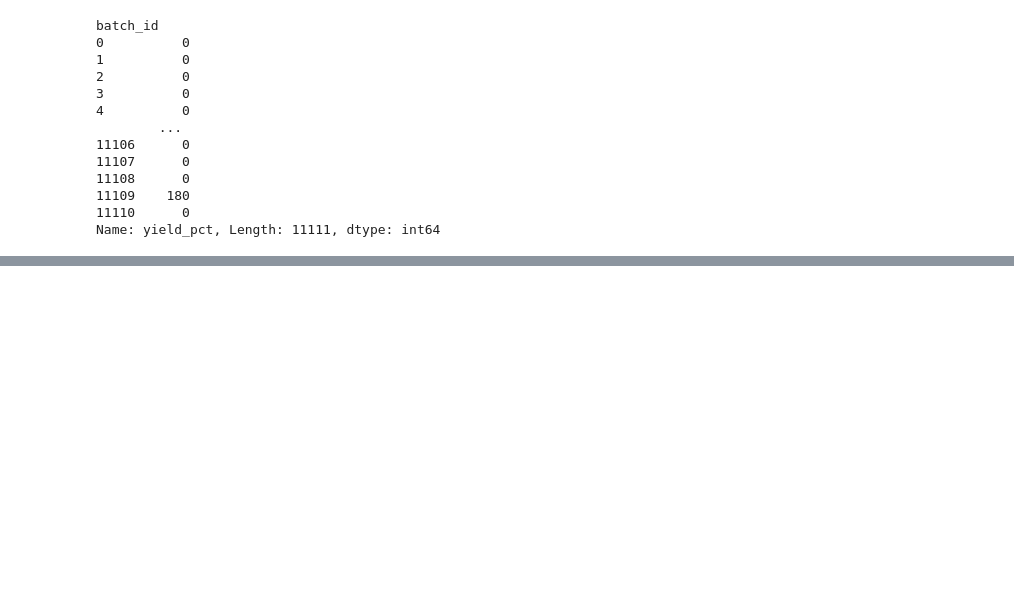
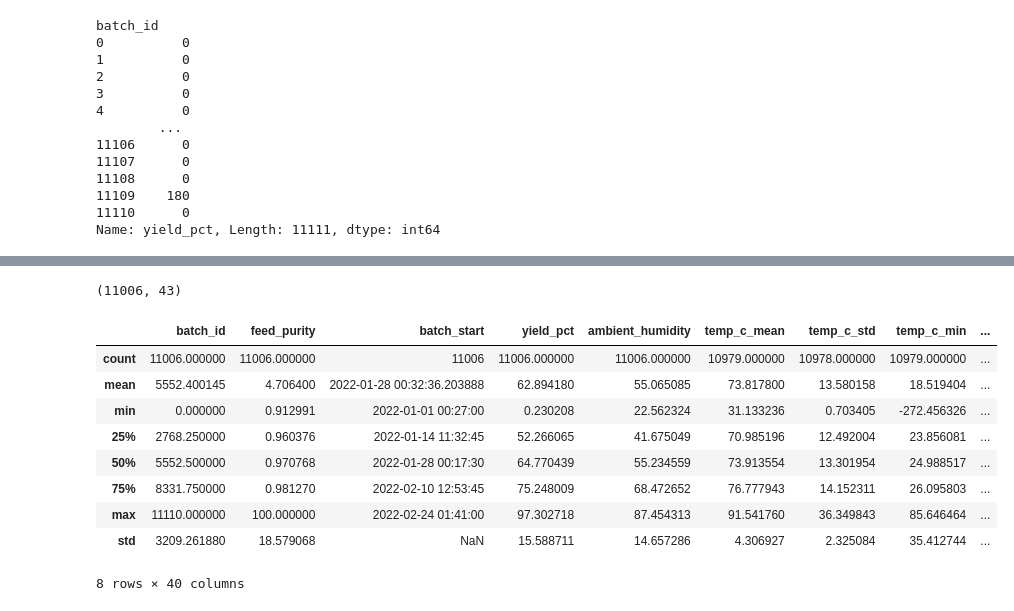
Before and after one commit to Deeja-ish/batch_reactor, a Jupyter notebook: notebooks/data_cleaning.ipynb, the cells around one changed output, grey strips where cells are left out. Saved outputs shown, nothing was run; the diff lists cells and outputs as text; code cells hidden in the pictures; blank space fills up the shorter version.

Commit message:
feat: add data cleaning pipeline, modeling notebooks, and exploratory findings report

```diff
--- a/notebooks/data_cleaning.ipynb
+++ b/notebooks/data_cleaning.ipynb
@@ -120,3 +120,6 @@ Name: yield_pct, Length: 11111, dtype: int64
 filter_data = groupby_batch[groupby_batch > 0]
 filter_data
 filter_data.to_csv("../docs/filter_data_yield_zero.csv")
+# %%
+# filter of all rows with yield
+filtered_data = cleaned_data[cleaned_data['yield_pct'] > 0].copy()
@@ -122,0 +158,39 @@ filter_data.to_csv("../docs/filter_data_yield_zero.csv")
+# %%
+def fraction_unknow(x):
+    return x.isna().mean()
+
+def get_quantille_05(x):
+    return x.quantile(0.05)
+
+def get_quantille_90(x):
+    return x.quantile(0.95)
+
+aggr_results = {
+    "reactor_id" :"first",
+    "operator_shift" : "first",
+    "feed_purity" : "first",
+    "catalyst_lot" : "first",
+    "timestamp" : "min",
+    'yield_pct' : "first",
+    "ambient_humidity" : "first"
+}
+
+sensor_result = ['temp_c', "pressure_bar", "agitator_rpm", "feed_rate", "ph"]
+for sensor in sensor_result:
+    aggr_results[sensor] = ['mean', 'std', 'min', 'max', fraction_unknow, get_quantille_05, get_quantille_90]
+
+batch_reactor = filtered_data.groupby("batch_id").agg(aggr_results)
+
+new_cols_name = []
+for col in batch_reactor.columns:
+    if col[1] in ['first']:
+        new_cols_name.append(col[0])
+    elif  col[0] == "timestamp" and col[1] == "min":
+        new_cols_name.append("batch_start")
+    else:
+        new_cols_name.append(f"{col[0]}_{col[1]}")
+
+batch_reactor.columns = new_cols_name
+batch_reactor = batch_reactor.reset_index()
+
+display(batch_reactor.head())
@@ -122,0 +205,4 @@ filter_data.to_csv("../docs/filter_data_yield_zero.csv")
+# %%
+batch_reactor.shape
+# %% [output]
+(11006, 43)
@@ -122,0 +211,13 @@ filter_data.to_csv("../docs/filter_data_yield_zero.csv")
+# %%
+batch_reactor.describe()
+# %% [output]
+|  | batch_id | feed_purity | batch_start | yield_pct | ambient_humidity | temp_c_mean | temp_c_std | temp_c_min | ... |
+| count | 11006.000000 | 11006.000000 | 11006 | 11006.000000 | 11006.000000 | 10979.000000 | 10978.000000 | 10979.000000 | ... |
+| mean | 5552.400145 | 4.706400 | 2022-01-28 00:32:36.203888 | 62.894180 | 55.065085 | 73.817800 | 13.580158 | 18.519404 | ... |
+| min | 0.000000 | 0.912991 | 2022-01-01 00:27:00 | 0.230208 | 22.562324 | 31.133236 | 0.703405 | -272.456326 | ... |
+| 25% | 2768.250000 | 0.960376 | 2022-01-14 11:32:45 | 52.266065 | 41.675049 | 70.985196 | 12.492004 | 23.856081 | ... |
+| 50% | 5552.500000 | 0.970768 | 2022-01-28 00:17:30 | 64.770439 | 55.234559 | 73.913554 | 13.301954 | 24.988517 | ... |
+| 75% | 8331.750000 | 0.981270 | 2022-02-10 12:53:45 | 75.248009 | 68.472652 | 76.777943 | 14.152311 | 26.095803 | ... |
+| max | 11110.000000 | 100.000000 | 2022-02-24 01:41:00 | 97.302718 | 87.454313 | 91.541760 | 36.349843 | 85.646464 | ... |
+| std | 3209.261880 | 18.579068 | NaN | 15.588711 | 14.657286 | 4.306927 | 2.325084 | 35.412744 | ... |
+8 rows × 40 columns
```
Also changed, not shown: parts of 7 cells of this notebook, 11 other files.
